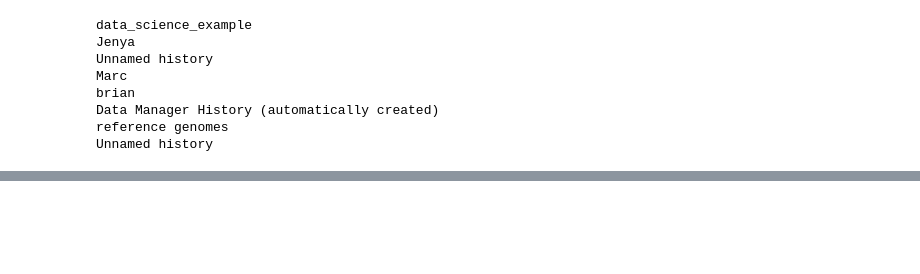
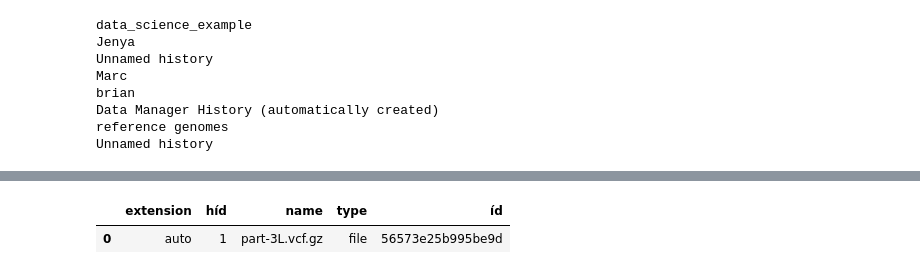
Before and after one commit to tiagoantao/data-science-teaching, a Jupyter notebook: notebooks/AAA_Galaxy_with_Bioblend.ipynb, the cells around one changed output, grey strips where cells are left out. Saved outputs shown, nothing was run; the diff lists cells and outputs as text; code cells hidden in the pictures; blank space fills up the shorter version.

```diff
--- a/notebooks/AAA_Galaxy_with_Bioblend.ipynb
+++ b/notebooks/AAA_Galaxy_with_Bioblend.ipynb
@@ -20,4 +23,4 @@ server = 'https://bioinformatics.dbs.umt.edu'
 ftp_server = 'bioinformatics.dbs.umt.edu'
 ftp_user = 'tiago.antao@mso.umt.edu'
 ftp_port = 8021
-ftp_pass = getpass.getpass()
+history_name = 'data_science_example'
@@ -42,7 +47,7 @@ Data Manager History (automatically created)
 reference genomes
 Unnamed history
 # %%
-ds_history = histories.create_history('data_science_example')
+ds_history = histories.create_history(history_name)
 # %%
 ftp = ftplib.FTP()
 ftp.connect(host=ftp_server,port=ftp_port)
@@ -74 +79,4 @@ gi.tools.upload_from_ftp('part-3L.vcf.gz', ds_history['id'])
    'visible': True}]}
+# %%
+contents = gi.histories.show_history(ds_history['id'], contents=True)
+contents
@@ -74,0 +98,15 @@ gi.tools.upload_from_ftp('part-3L.vcf.gz', ds_history['id'])
+# %%
+def summarize_contents(contents):
+    summary = defaultdict(list)
+    for item in contents:
+        summary['íd'].append(item['id'])
+        summary['híd'].append(item['hid'])
+        summary['name'].append(item['name'])
+        summary['type'].append(item['type'])
+        summary['extension'].append(item['extension'])
+    return pd.DataFrame.from_dict(summary)
+# %%
+summarize_contents(contents)
+# %% [output]
+|  | extension | híd | name | type | íd |
+| 0 | auto | 1 | part-3L.vcf.gz | file | 56573e25b995be9d |
```
Also changed, not shown: parts of 13 cells of this notebook.
